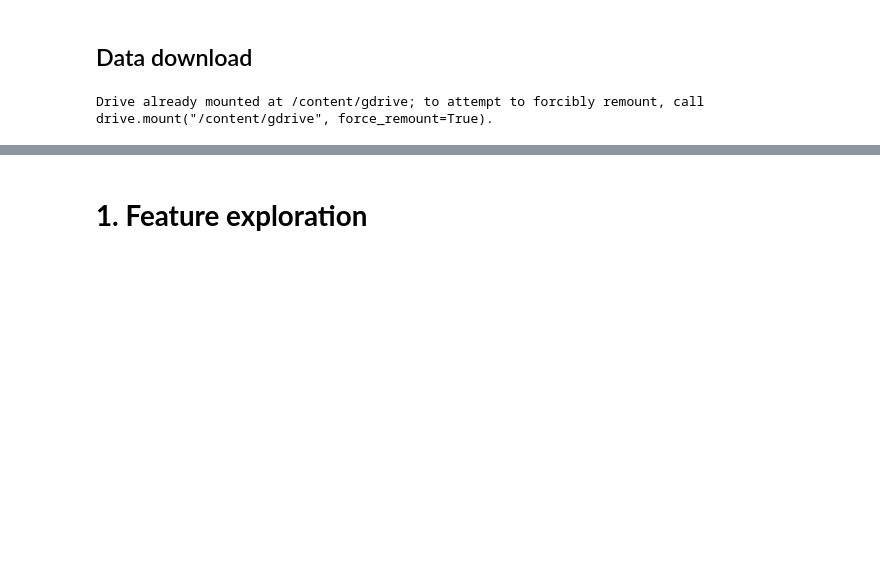
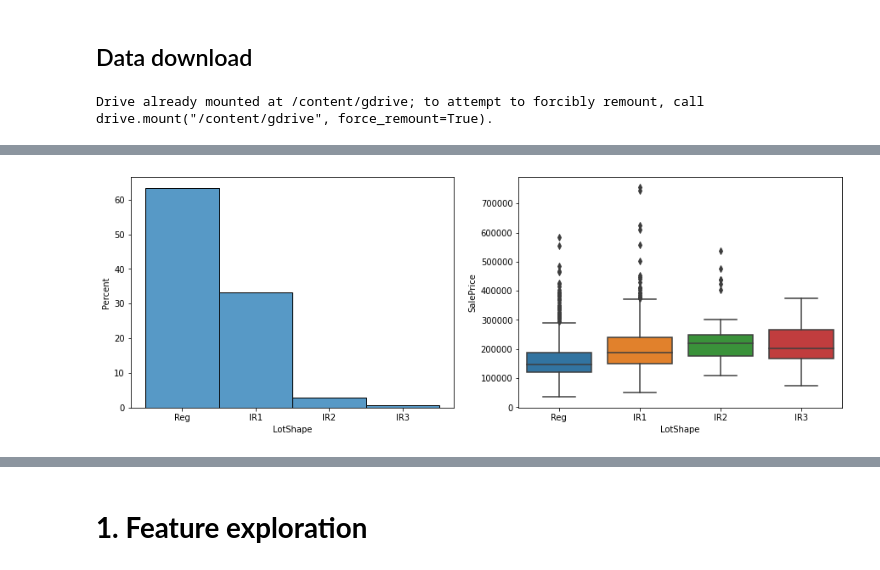
Before and after one commit to PashaIanko/Kaggle.HousePrices, a Jupyter notebook: House_Prices.ipynb, the cells around one changed output, grey strips where cells are left out. Drawn from its saved outputs; the diff is of its cells as text; code cells hidden in the pictures; blank space fills up the shorter version.

```diff
--- a/House_Prices.ipynb
+++ b/House_Prices.ipynb
@@ -291,0 +410,4 @@ target = train['SalePrice']
+# %%
+plot(cat_features[2])
+# %% [output]
+[figure, added]
```
Also changed, not shown: parts of 30 cells of this notebook.
